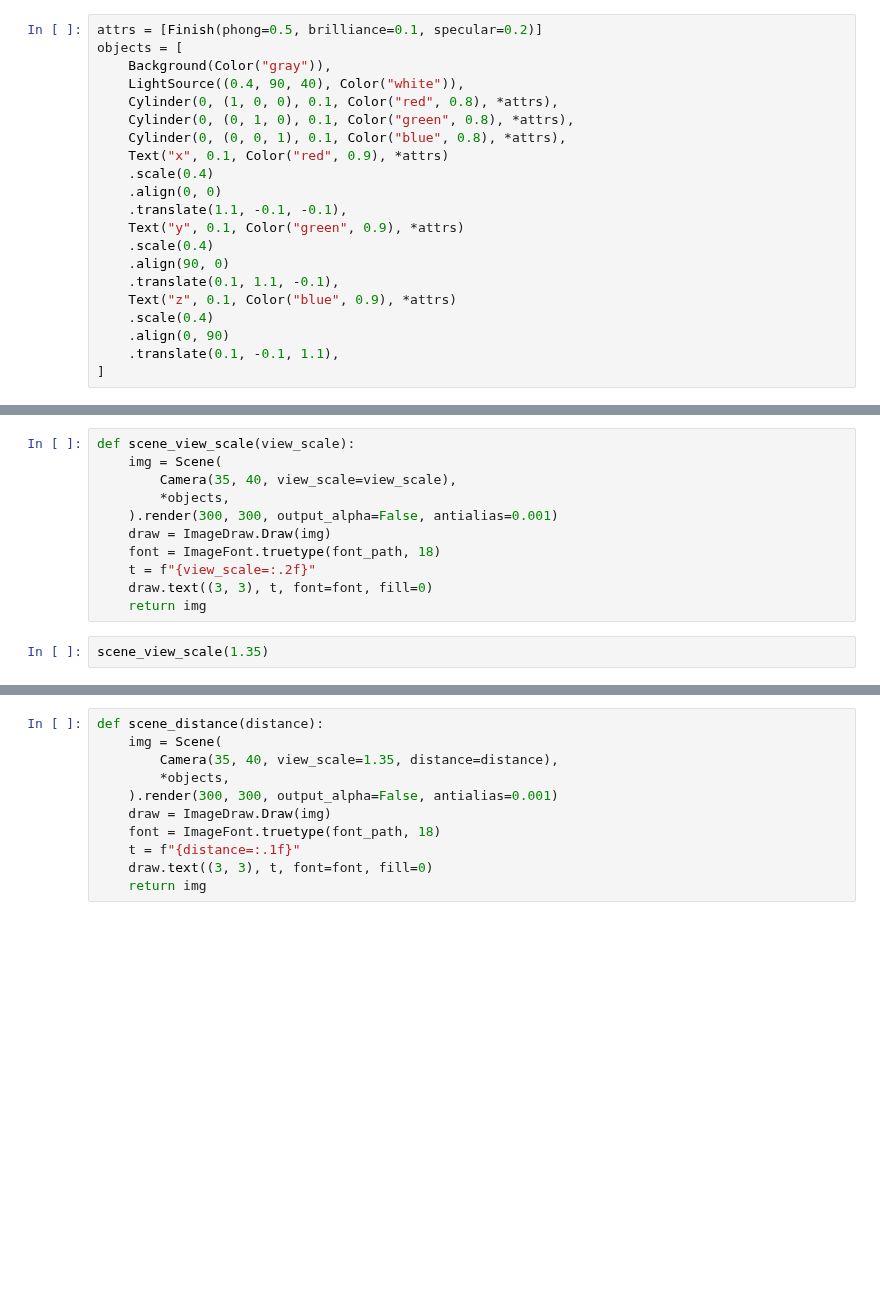
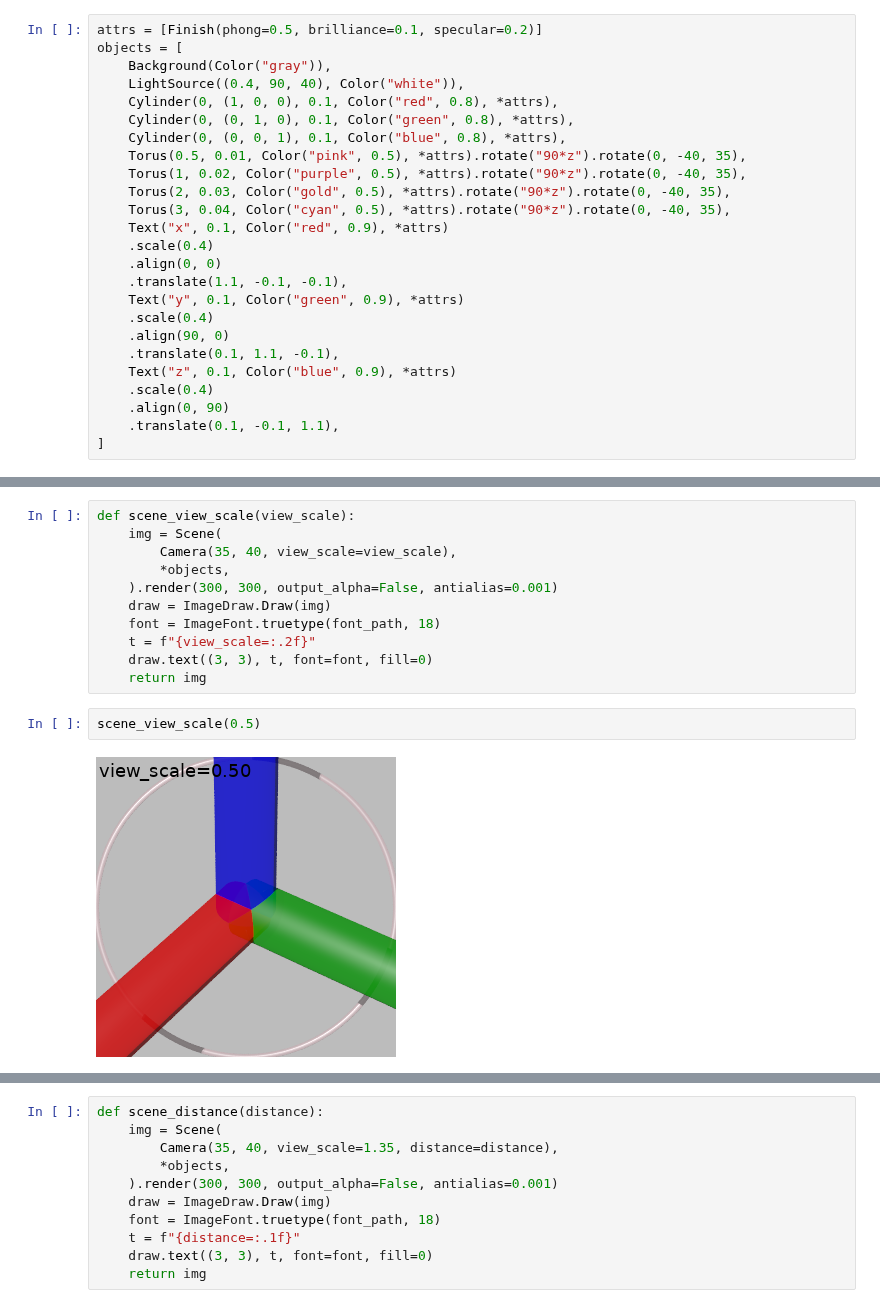
Before and after one commit to daizutabi/fdray, a Jupyter notebook: notebooks/video/camera.ipynb, the cells around one changed output, grey strips where cells are left out. Drawn from its saved outputs; the diff is of its cells as text; blank space fills up the shorter version.

```diff
--- a/notebooks/video/camera.ipynb
+++ b/notebooks/video/camera.ipynb
@@ -14,6 +14,10 @@ objects = [
     Cylinder(0, (1, 0, 0), 0.1, Color("red", 0.8), *attrs),
     Cylinder(0, (0, 1, 0), 0.1, Color("green", 0.8), *attrs),
     Cylinder(0, (0, 0, 1), 0.1, Color("blue", 0.8), *attrs),
+    Torus(0.5, 0.01, Color("pink", 0.5), *attrs).rotate("90*z").rotate(0, -40, 35),
+    Torus(1, 0.02, Color("purple", 0.5), *attrs).rotate("90*z").rotate(0, -40, 35),
+    Torus(2, 0.03, Color("gold", 0.5), *attrs).rotate("90*z").rotate(0, -40, 35),
+    Torus(3, 0.04, Color("cyan", 0.5), *attrs).rotate("90*z").rotate(0, -40, 35),
     Text("x", 0.1, Color("red", 0.9), *attrs)
     .scale(0.4)
     .align(0, 0)
@@ -77,8 +93,10 @@ def scene_view_scale(view_scale):
     t = f"{view_scale=:.2f}"
     draw.text((3, 3), t, font=font, fill=0)
     return img
-# %%
-scene_view_scale(1.35)
+# %%
+scene_view_scale(0.5)
+# %% [output]
+[figure, added]
 # %%
 duration = 10
 fps = 10
```
Also changed, not shown: parts of 14 cells of this notebook, 9 other files.
